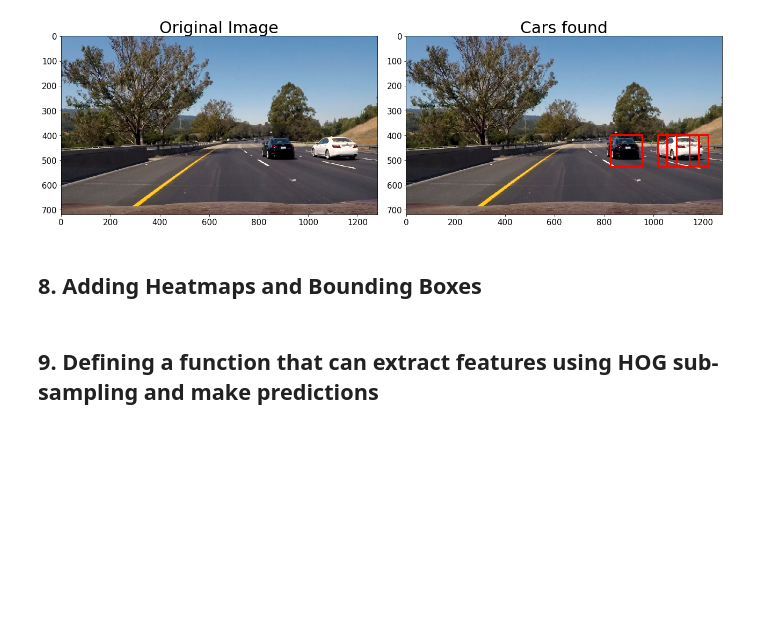
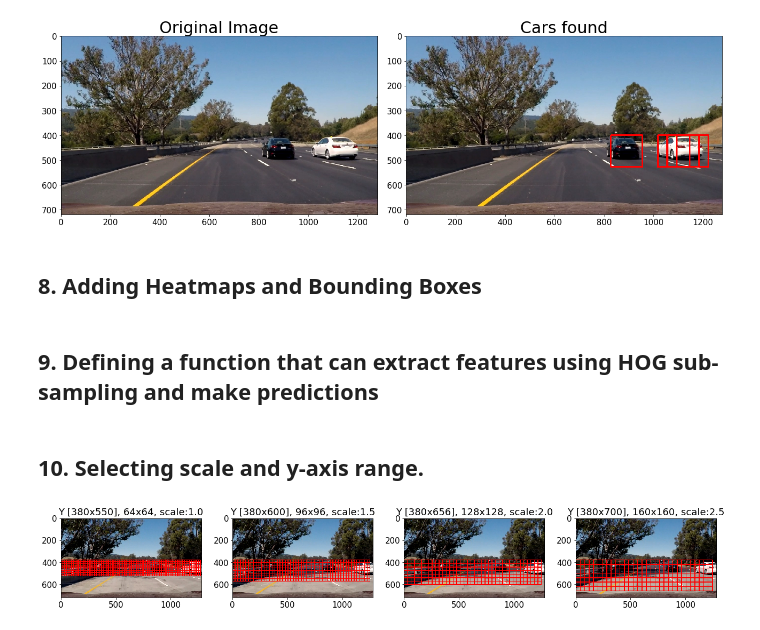
Before and after one commit to eugenn/CarND-Vehicle-Detection, a Jupyter notebook: Vehicle Detection and Tracking.ipynb, the cells around one changed output. Cells and saved outputs as stored; diff of their text form; code cells hidden in the pictures; blank space fills up the shorter version.

```diff
--- a/Vehicle Detection and Tracking.ipynb
+++ b/Vehicle Detection and Tracking.ipynb
@@ -655,3 +657,5 @@ def find_cars(img, ystart, ystop, scale, svc, X_scaler,
 
 
     return bbox_list
+# %% [markdown]
+## 10. Selecting scale and y-axis range.
@@ -658 +667,65 @@ def find_cars(img, ystart, ystop, scale, svc, X_scaler,
+# %%
+    fname = 'test_images/test5.jpg'
+    img = mpimg.imread(fname)
+
+    orient=10
+    pix_per_cell=8
+    cell_per_block=2
+    spatial_size=(32, 32)
+    hist_bins=64
+
+    bbox_list1 = []
+    ystart = 380
+    ystop = 550
+    scale = 1.0
+    bbox_list1.append(find_cars(img, ystart, ystop, scale, svc, X_scaler,
+                                    orient, pix_per_cell, cell_per_block,
+                                    spatial_size, hist_bins, show_all_rectangles=True))
+
+    bbox_list2 = []
+    ystart = 380
+    ystop = 600
+    scale = 1.5
+    bbox_list2.append(find_cars(img, ystart, ystop, scale, svc, X_scaler,
+                                    orient, pix_per_cell, cell_per_block,
+                                    spatial_size, hist_bins, show_all_rectangles=True))
+    bbox_list3 = []
+    ystart = 380
+    ystop = 656
+    scale = 2.0
+    bbox_list3.append(find_cars(img, ystart, ystop, scale, svc, X_scaler,
+                                    orient, pix_per_cell, cell_per_block,
+                                    spatial_size, hist_bins, show_all_rectangles=True))
+
+    bbox_list4 = []
+    ystart = 380
+    ystop = 700
+    scale = 2.5
+    bbox_list4.append(find_cars(img, ystart, ystop, scale, svc, X_scaler,
+                                    orient, pix_per_cell, cell_per_block,
+                                    spatial_size, hist_bins, show_all_rectangles=True))
+
+    out_img1 = box_list2_img(bbox_list1)
+    out_img2 = box_list2_img(bbox_list2)
+    out_img3 = box_list2_img(bbox_list3)
+    out_img4 = box_list2_img(bbox_list4)
+
+    f, (ax1, ax2, ax3, ax4) = plt.subplots(1, 4, figsize=(18,9))
+    plt.tight_layout()
+    ax1.imshow(out_img1)
+    ax1.set_title('Y [380x550], 64x64, scale:1.0', fontsize=18)
+
+    ax2.imshow(out_img2)
+    ax2.set_title('Y [380x600], 96x96, scale:1.5', fontsize=18)
+
+    ax3.imshow(out_img3)
+    ax3.set_title('Y [380x656], 128x128, scale:2.0', fontsize=18)
+
+    ax4.imshow(out_img4)
+    ax4.set_title('Y [380x700], 160x160, scale:2.5', fontsize=18)
+
+    plt.savefig('output_images/window_sizes.png', bbox_inches="tight")
+    plt.show()
+# %% [output]
+[figure, added]
 # %% [markdown]
```
Also changed, not shown: parts of 12 cells of this notebook, 4 other files.
